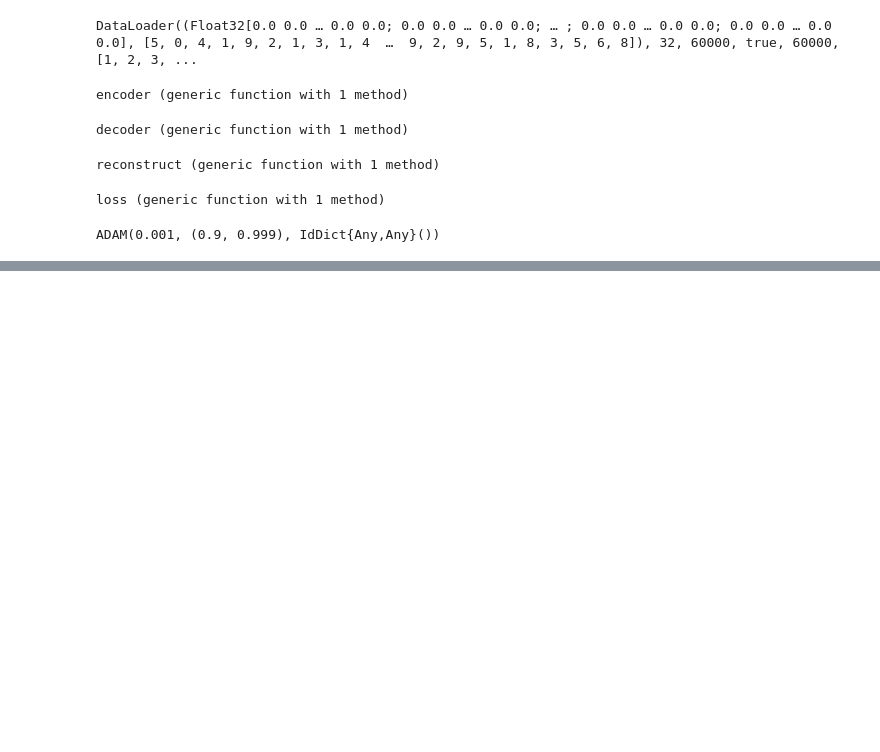
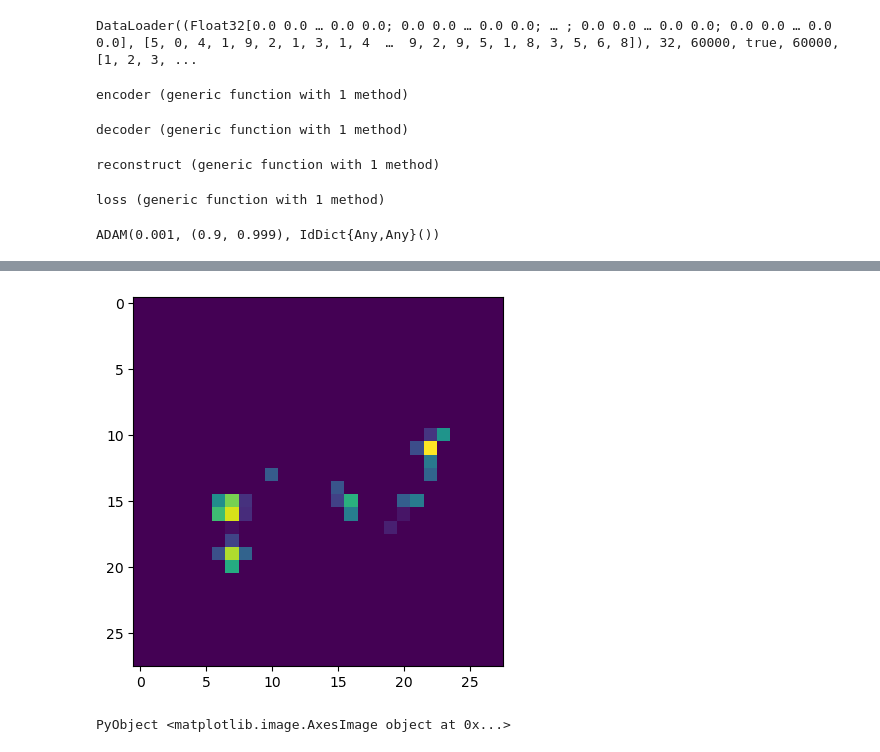
Before and after one commit to wmkouw/vae-fg, a Jupyter notebook: vae-play.ipynb, the cells around one changed output, grey strips where cells are left out. Saved outputs shown, nothing was run; the diff lists cells and outputs as text; code cells hidden in the pictures; blank space fills up the shorter version.

```diff
--- a/vae-play.ipynb
+++ b/vae-play.ipynb
@@ -153,0 +174,6 @@ end
+# %%
+z1 = reshape(z[:,1]/maximum(z[:,1]), (28,28))
+PyPlot.imshow(z1, vmin=0.0, vmax=1.0)
+# %% [output]
+[figure, added]
+PyObject <matplotlib.image.AxesImage object at 0x...>
```
Also changed, not shown: parts of 5 cells of this notebook.
